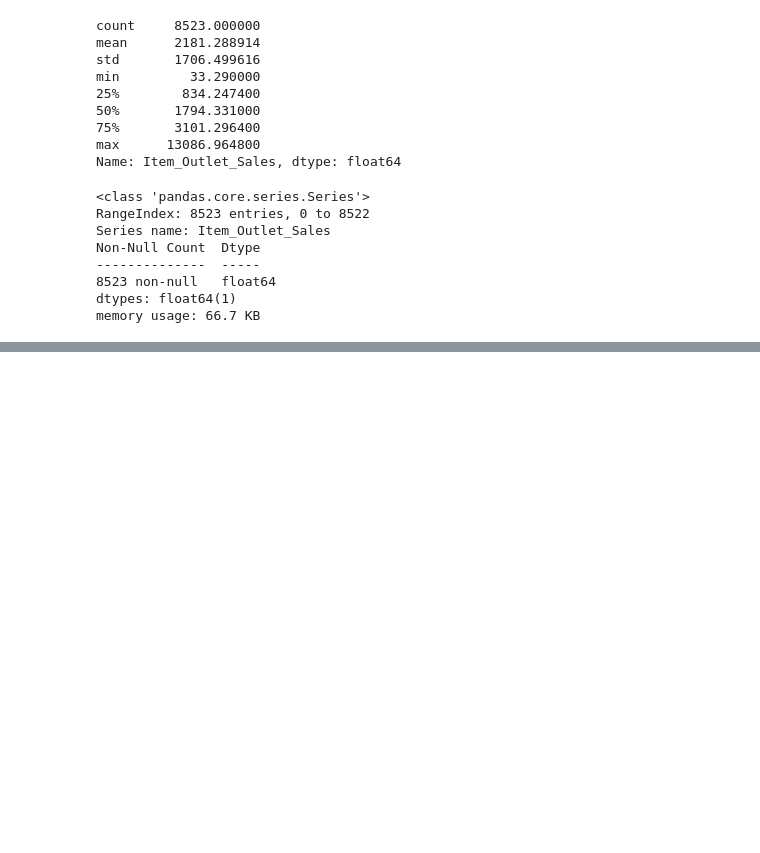
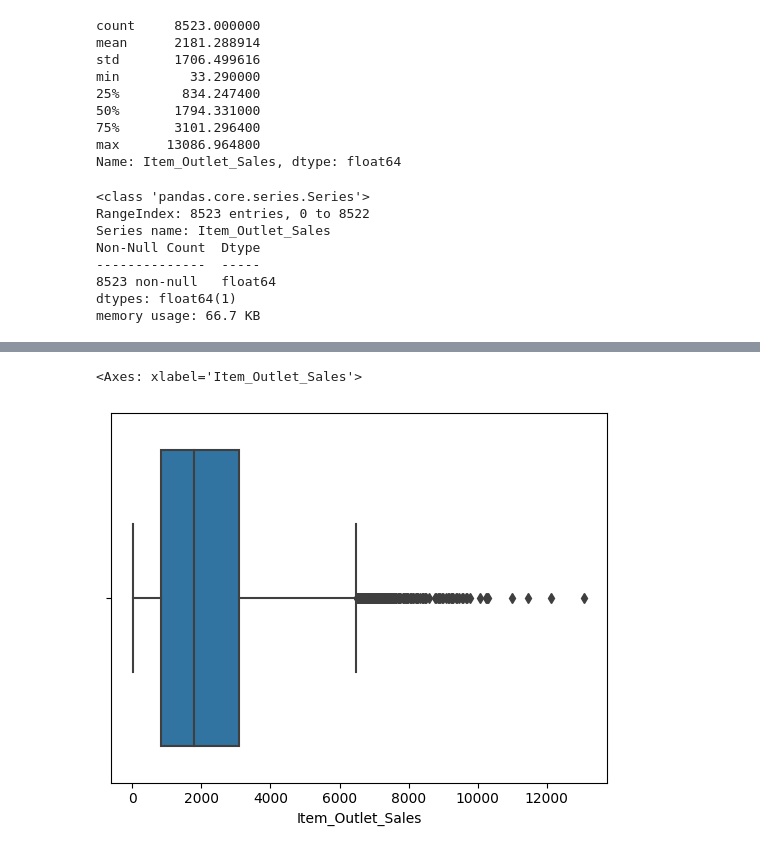
Before and after one commit to JamesCraig35/Prediction-of-Product-Sales, a Jupyter notebook: Prediction_of_Product_Sales.ipynb, the cells around one changed output, grey strips where cells are left out. Cells and saved outputs as stored; diff of their text form; code cells hidden in the pictures; blank space fills up the shorter version.

```diff
--- a/Prediction_of_Product_Sales.ipynb
+++ b/Prediction_of_Product_Sales.ipynb
@@ -640,0 +648,5 @@ memory usage: 66.7 KB
+# %%
+sns.boxplot(data=df_sales, x='Item_Outlet_Sales')
+# %% [output]
+<Axes: xlabel='Item_Outlet_Sales'>
+[figure, added]
```
Also changed, not shown: parts of 3 cells of this notebook.
